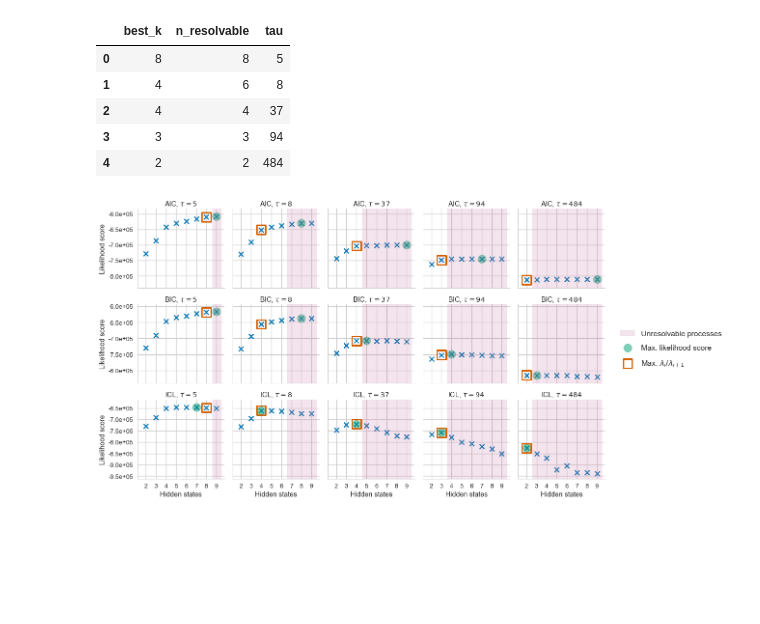
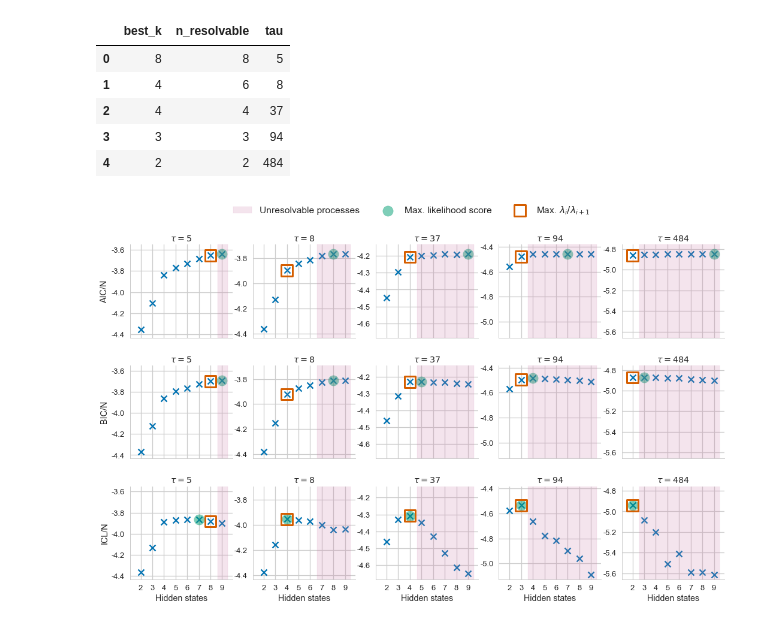
Before and after one commit to RobertArbon/four_well_analysis, a Jupyter notebook: Three-Four-Well-Selection/HMM - likelihood criteria selection-Figures.ipynb, the cells around one changed output. Drawn from its saved outputs; the diff is of its cells as text; code cells hidden in the pictures; blank space fills up the shorter version.

```diff
--- a/Three-Four-Well-Selection/HMM - likelihood criteria selection-Figures.ipynb
+++ b/Three-Four-Well-Selection/HMM - likelihood criteria selection-Figures.ipynb
@@ -29,0 +42,4 @@ df.head()
+# %%
+df.loc[:, 'aic'] /= df.loc[:, 'n_obs']
+df.loc[:, 'bic'] /= df.loc[:, 'n_obs']
+df.loc[:, 'icl'] /= df.loc[:, 'n_obs']
@@ -86,15 +104,18 @@ with sns.plotting_context('talk', font_scale=1):
 
 
     g = sns.FacetGrid(data=crit_melt, row='criterion',col='tau', row_order=criteria, col_order=taus,
-                      sharey='row')
+                      sharey='col')
     g = g.map(plt.scatter, 'k', 'score', s=100, marker='x', color=cols[0])
 
     for ax in g.axes.flatten():
-        ax.yaxis.set_major_formatter(ticker.StrMethodFormatter('{x:4.1e}'))
+        ax.yaxis.set_major_formatter(ticker.StrMethodFormatter('{x:4.1f}'))
         ax.xaxis.set_major_locator(ticker.MultipleLocator(base=1))
 
-    g = g.set_axis_labels('Hidden states', 'Likelihood score')
-    g = g.set_titles(r'{row_name}, $\tau={col_name}$')
+    g = g.set_axis_labels('Hidden states')
+    for i, ax in enumerate(g._left_axes):
+        ax.set_ylabel('{}/N'.format(criteria[i]))
+
+    g = g.set_titles(r'$\tau={col_name}$')
 
     for (row_i, col_j, hue_k), data_ijk in g.facet_data():
         ax = g.facet_axis(row_i, col_j)
@@ -102,35 +123,35 @@ with sns.plotting_context('talk', font_scale=1):
         # Best likelihood criteria
         idx = (best['criterion']==criteria[row_i]) & (best['tau'] == taus[col_j])
         k = best.loc[idx, 'k']
         y = best.loc[idx, 'score']
 
         leg1 = ax.scatter(k, y, marker='o', s=300, alpha=0.5, linewidths=None, color=cols[1],
                    label='Max. likelihood score')
 
         # largest eigenvalue gap
         jdx = (best_k['tau'] == taus[col_j])
         k = best_k.loc[jdx, 'best_k'].values[0]
         kdx = (crit_melt['tau']==taus[col_j]) & (crit_melt['k']==k) & (crit_melt['criterion']==criteria[row_i])
         y = crit_melt.loc[kdx, 'score']
 
         leg2 = ax.scatter(k, y, marker='s', s=350, facecolors='none', linewidths=3, color=cols[2],
                   label='Max. $\lambda_i/\lambda_{i+1}$')
 
         # Shade out unresolvable
 
         trans = mtransforms.blended_transform_factory(
             ax.transData, ax.transAxes)
         unresolve = best_k.loc[jdx, 'n_resolvable'].values[0] + 0.5 + delx
         width = -unresolve+(max_k+0.5)
         rect = patches.Rectangle((unresolve,0), width=width, height=1,
                                  transform=trans, color=cols[3],
                                  alpha=0.2, label='Unresolvable processes')
         leg3 = ax.add_patch(rect)
 
-    g.axes.flatten()[-1].legend(bbox_to_anchor=(1, 0.5),
-                                bbox_transform=plt.gcf().transFigure, loc='center left',
-                               labelspacing=1, fontsize='medium')
-#     g = g.fig.subplots_adjust(wspace=.2, hspace=.2)
+    g.axes.flatten()[-1].legend(bbox_to_anchor=(0.5, 1.0),
+                                bbox_transform=plt.gcf().transFigure, loc='lower center',
+                               labelspacing=1, fontsize='medium', ncol=3)
+    g = g.fig.subplots_adjust(wspace=.2, hspace=.3)
     plt.savefig('Figures/h_state_selection_quad_well.pdf', dpi=300, bbox_inches='tight')
 # %% [output]
-[figure, old version]
+[figure, new version]
```
Also changed, not shown: parts of 12 cells of this notebook, 1 other file.
